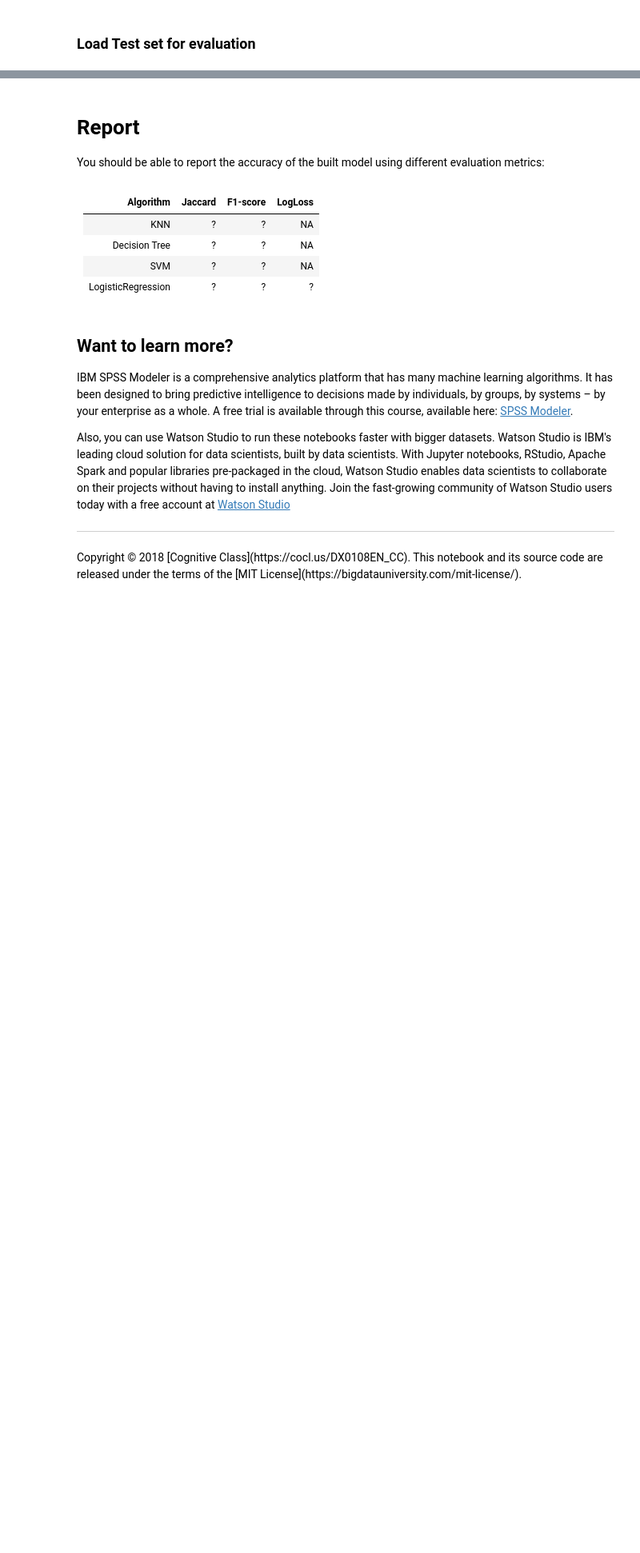
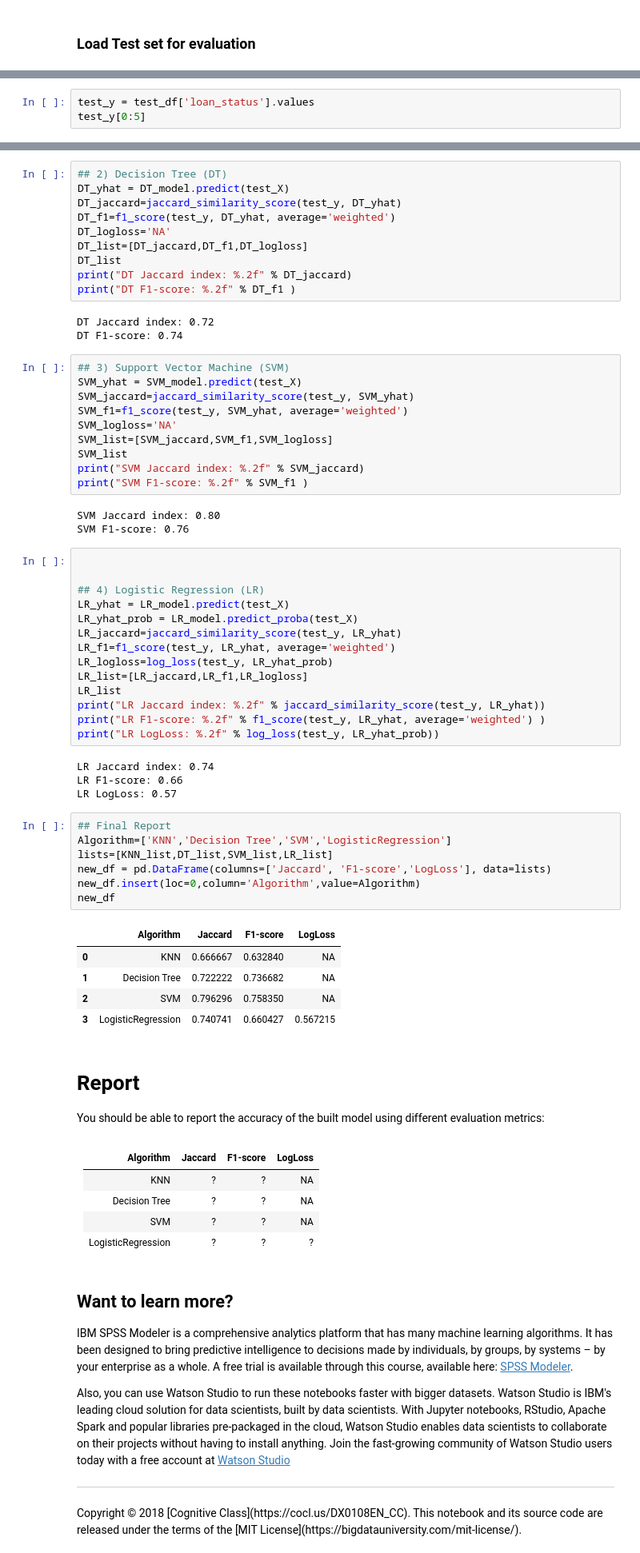
Before and after one commit to abhijeetanand98/COURSERA-FIRST-PROJECT, a Jupyter notebook: FIRST COURSERA PROJECT.ipynb, the cells around one changed output, grey strips where cells are left out. Shown at 80% size. Drawn from its saved outputs; the diff is of its cells as text; blank space fills up the shorter version.

```diff
--- a/FIRST COURSERA PROJECT.ipynb
+++ b/FIRST COURSERA PROJECT.ipynb
@@ -182,0 +465,3 @@ df.head()
+# %%
+test_y = test_df['loan_status'].values
+test_y[0:5]
@@ -183,3 +487,60 @@ df.head()
+# %%
+## 2) Decision Tree (DT)
+DT_yhat = DT_model.predict(test_X)
+DT_jaccard=jaccard_similarity_score(test_y, DT_yhat)
+DT_f1=f1_score(test_y, DT_yhat, average='weighted')
+DT_logloss='NA'
+DT_list=[DT_jaccard,DT_f1,DT_logloss]
+DT_list
+print("DT Jaccard index: %.2f" % DT_jaccard)
+print("DT F1-score: %.2f" % DT_f1 )
+# %% [output]
+DT Jaccard index: 0.72
+DT F1-score: 0.74
+# %%
+## 3) Support Vector Machine (SVM)
+SVM_yhat = SVM_model.predict(test_X)
+SVM_jaccard=jaccard_similarity_score(test_y, SVM_yhat)
+SVM_f1=f1_score(test_y, SVM_yhat, average='weighted')
+SVM_logloss='NA'
+SVM_list=[SVM_jaccard,SVM_f1,SVM_logloss]
+SVM_list
+print("SVM Jaccard index: %.2f" % SVM_jaccard)
+print("SVM F1-score: %.2f" % SVM_f1 )
+# %% [output]
+SVM Jaccard index: 0.80
+SVM F1-score: 0.76
+# %%
+
+
+## 4) Logistic Regression (LR)
+LR_yhat = LR_model.predict(test_X)
+LR_yhat_prob = LR_model.predict_proba(test_X)
+LR_jaccard=jaccard_similarity_score(test_y, LR_yhat)
+LR_f1=f1_score(test_y, LR_yhat, average='weighted')
+LR_logloss=log_loss(test_y, LR_yhat_prob)
+LR_list=[LR_jaccard,LR_f1,LR_logloss]
+LR_list
+print("LR Jaccard index: %.2f" % jaccard_similarity_score(test_y, LR_yhat))
+print("LR F1-score: %.2f" % f1_score(test_y, LR_yhat, average='weighted') )
+print("LR LogLoss: %.2f" % log_loss(test_y, LR_yhat_prob))
+# %% [output]
+LR Jaccard index: 0.74
+LR F1-score: 0.66
+LR LogLoss: 0.57
+# %%
+## Final Report
+Algorithm=['KNN','Decision Tree','SVM','LogisticRegression']
+lists=[KNN_list,DT_list,SVM_list,LR_list]
+new_df = pd.DataFrame(columns=['Jaccard', 'F1-score','LogLoss'], data=lists)
+new_df.insert(loc=0,column='Algorithm',value=Algorithm)
+new_df
+# %% [output]
+|  | Algorithm | Jaccard | F1-score | LogLoss |
+| 0 | KNN | 0.666667 | 0.632840 | NA |
+| 1 | Decision Tree | 0.722222 | 0.736682 | NA |
+| 2 | SVM | 0.796296 | 0.758350 | NA |
+| 3 | LogisticRegression | 0.740741 | 0.660427 | 0.567215 |
 # %% [markdown]
 # Report
 You should be able to report the accuracy of the built model using different evaluation metrics:
```
Also changed, not shown: parts of 34 cells of this notebook.
